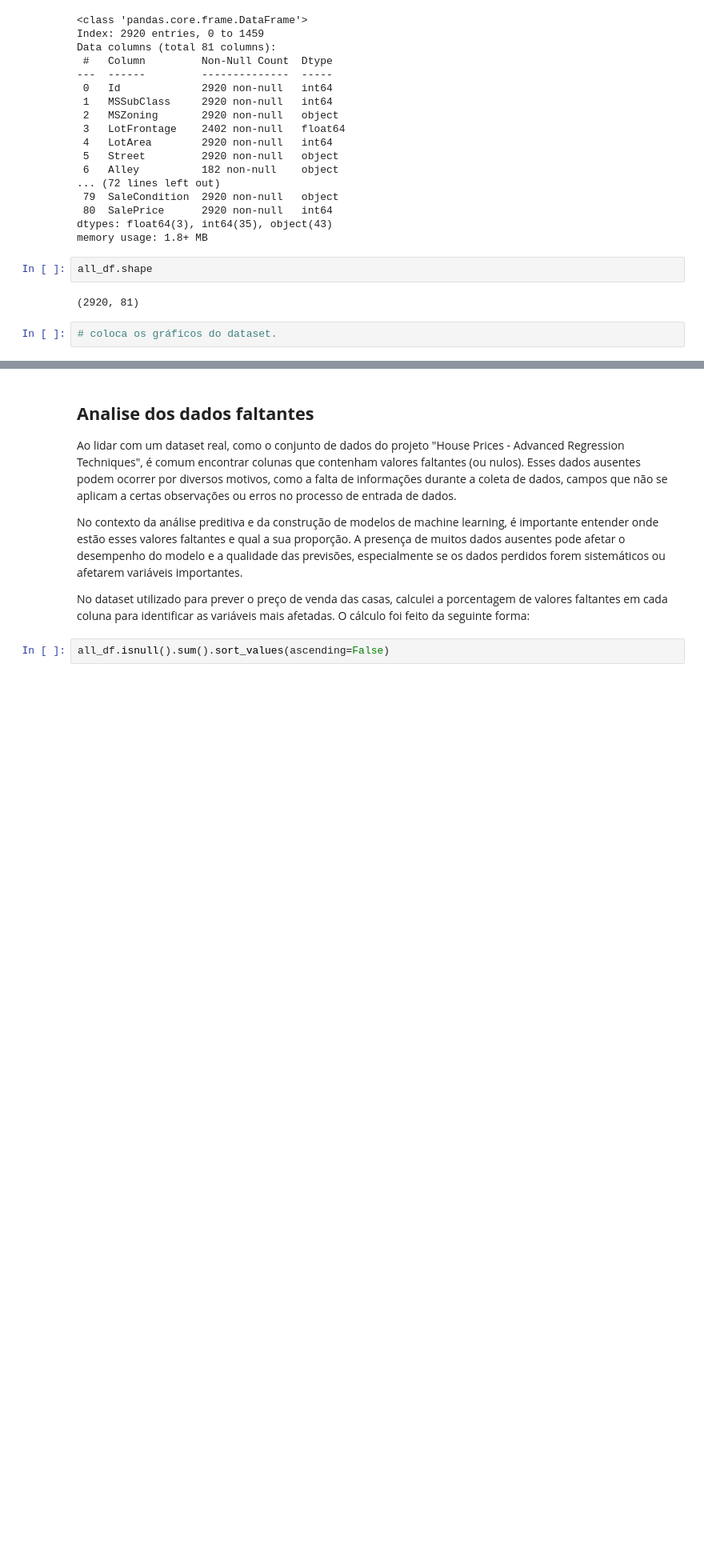
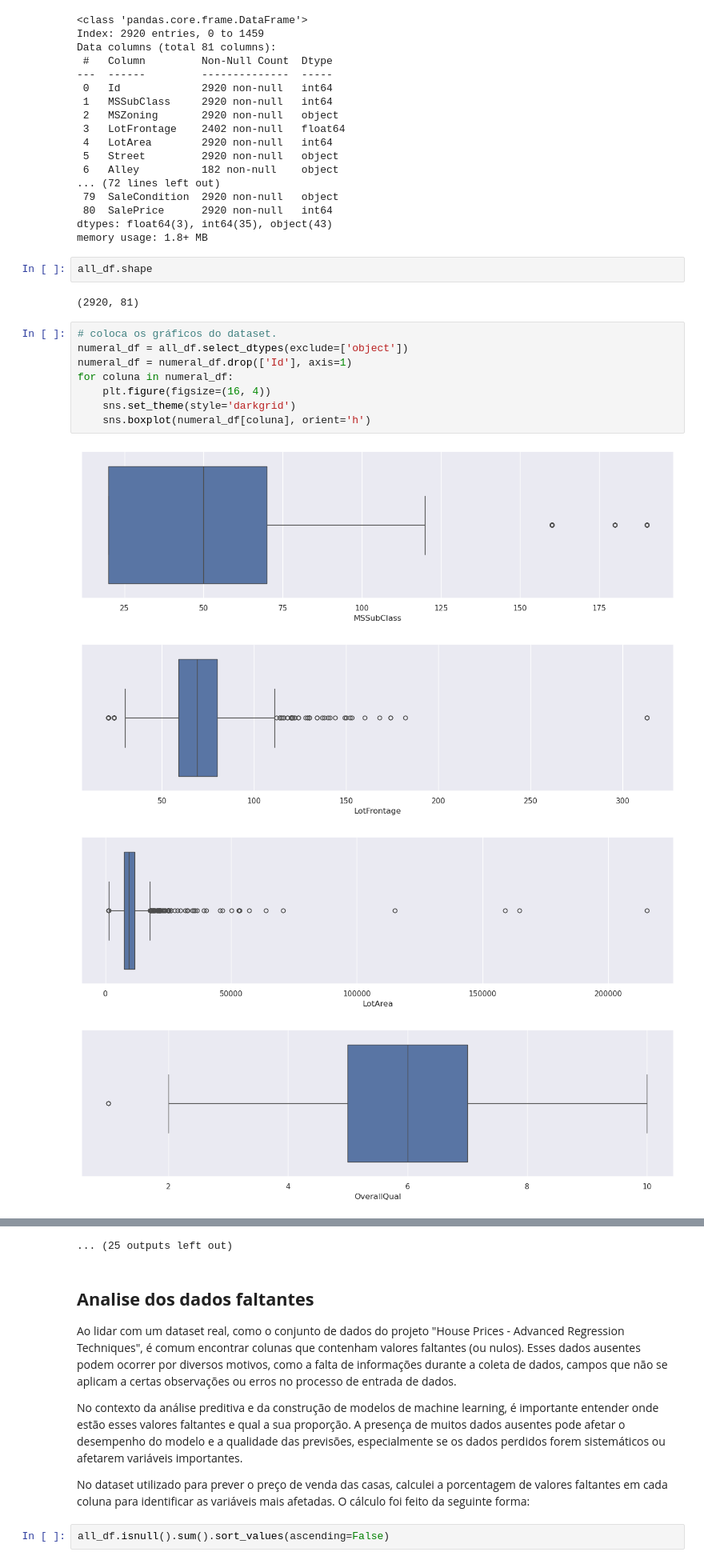
Before and after one commit to jherfson/pratica_House_Prices, a Jupyter notebook: house_prices.ipynb, the cells around one changed output, grey strips where cells are left out. Shown at 80% size. Drawn from its saved outputs; the diff is of its cells as text; blank space fills up the shorter version.

Commit message:
colocando BoxPlot

```diff
--- a/house_prices.ipynb
+++ b/house_prices.ipynb
@@ -203,3 +204,14 @@ all_df.shape
 (2920, 81)
 # %%
 # coloca os gráficos do dataset.
+numeral_df = all_df.select_dtypes(exclude=['object'])
+numeral_df = numeral_df.drop(['Id'], axis=1)
+for coluna in numeral_df:
+    plt.figure(figsize=(16, 4))
+    sns.set_theme(style='darkgrid')
+    sns.boxplot(numeral_df[coluna], orient='h')
+# %% [output]
+[figure, added]
+[figure, added]
+[figure, added]
+[figure, added]
@@ -206,3 +226,4 @@ all_df.shape
+... (25 outputs left out)
 # %% [markdown]
 ## **Analise dos dados faltantes**
 
```
Also changed, not shown: parts of 3 cells of this notebook.
